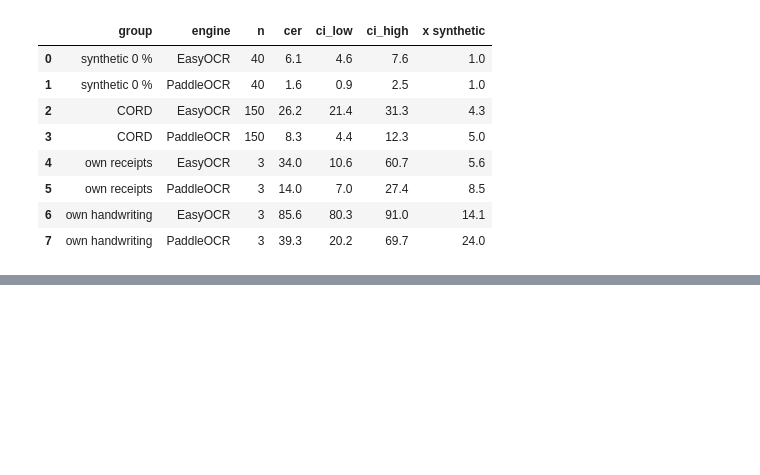
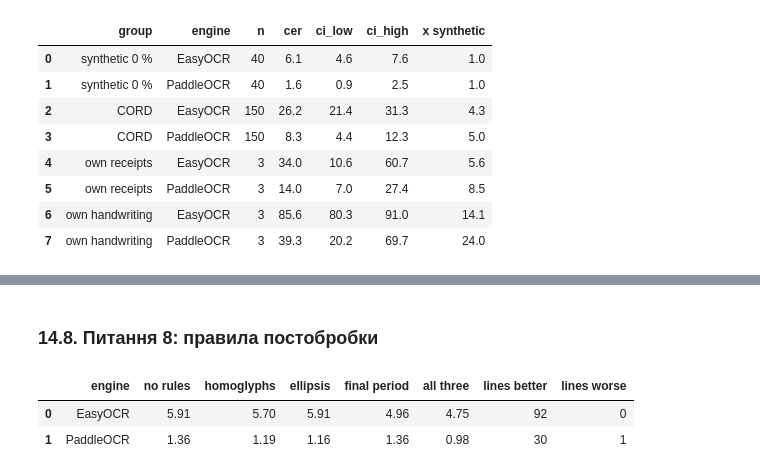
Before and after one commit to TanyaTverdun/AI_lab3_text_recognition, a Jupyter notebook: lab3.ipynb, the cells around one changed output, grey strips where cells are left out. Drawn from its saved outputs; the diff is of its cells as text; code cells hidden in the pictures; blank space fills up the shorter version.

```diff
--- a/lab3.ipynb
+++ b/lab3.ipynb
@@ -1170,0 +1408,46 @@ comp.round(1)
+# %% [markdown]
+### 14.8. Питання 8: правила постобробки
+# %%
+LAT2CYR = str.maketrans("aceiopxyABCEHIKMOPTX", "асеіорхуАВСЕНІКМОРТХ")
+
+def fix_homoglyphs(text):
+    out = []
+    for w in text.split(" "):
+        core = w.strip('.,;:!?…"()-')
+        if re.search(r"[\u0400-\u04FF]", w) or len(core) == 1:
+            w = w.translate(LAT2CYR)
+        out.append(w)
+    return " ".join(out)
+
+def fix_ellipsis(text):
+    return text.replace("…", "...")
+
+def add_final_period(text):
+    if text and not text.endswith(tuple('.!?…"')):
+        text += "."
+    return text
+
+RULES = {"homoglyphs": fix_homoglyphs, "ellipsis": fix_ellipsis, "final period": add_final_period}
+
+def apply_rules(text, names):
+    text = normalize(text)
+    for n in names:
+        text = RULES[n](text)
+    return text
+
+rows = []
+for eng, g in res[res["prep"] == "raw"].groupby("engine"):
+    before = g["cer"].values
+    row = {"engine": eng, "no rules": before.mean() * 100}
+    for name in RULES:
+        row[name] = np.mean([cer(t, apply_rules(p, [name])) for t, p in zip(g["gt"], g["pred"])]) * 100
+    after = np.array([cer(t, apply_rules(p, list(RULES))) for t, p in zip(g["gt"], g["pred"])])
+    row["all three"] = after.mean() * 100
+    row["lines better"] = int((after < before).sum())
+    row["lines worse"] = int((after > before).sum())
+    rows.append(row)
+pd.DataFrame(rows).round(2)
+# %% [output]
+|  | engine | no rules | homoglyphs | ellipsis | final period | all three | lines better | lines worse |
+| 0 | EasyOCR | 5.91 | 5.70 | 5.91 | 4.96 | 4.75 | 92 | 0 |
+| 1 | PaddleOCR | 1.36 | 1.19 | 1.16 | 1.36 | 0.98 | 30 | 1 |
```
Also changed, not shown: parts of 32 cells of this notebook.
